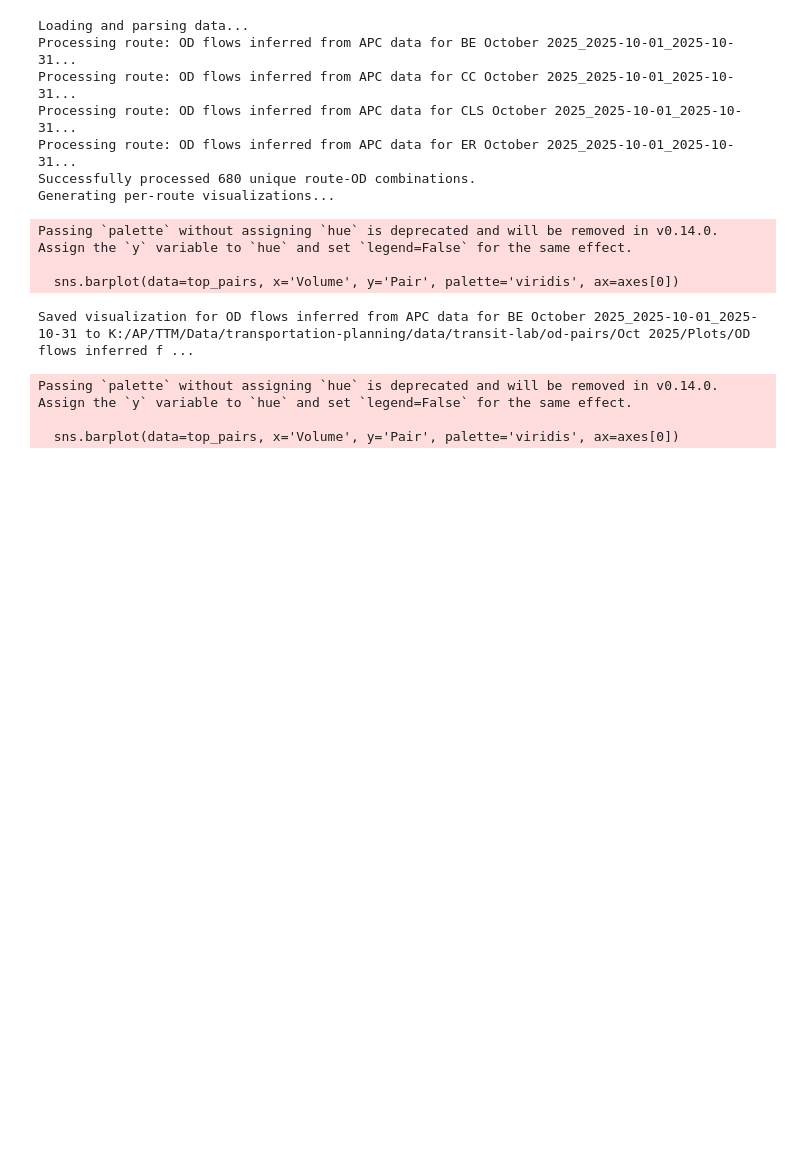
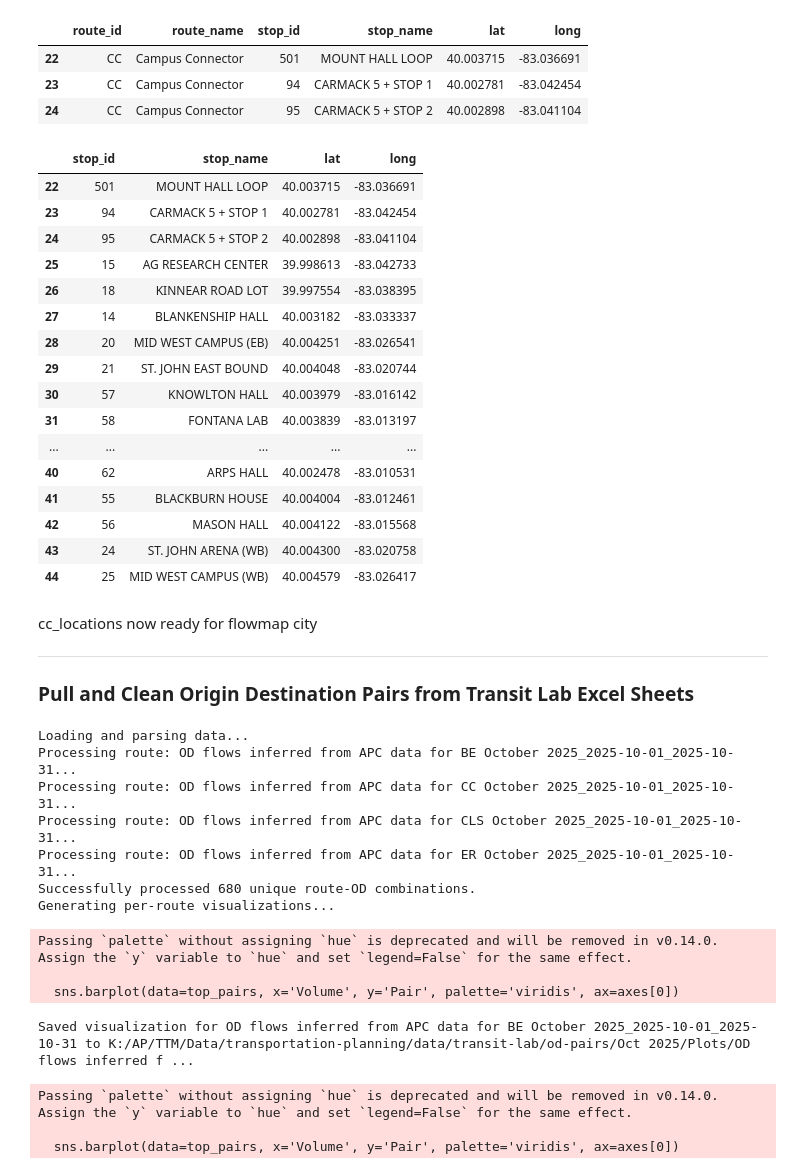
Before and after one commit to morgan1461/transportation-planning, a Jupyter notebook: od_pairs.ipynb, the cells around one changed output. Drawn from its saved outputs; the diff is of its cells as text; code cells hidden in the pictures; blank space fills up the shorter version.

Commit message:
Start on demand OD pairs document and begin work to filter down for flowmap

```diff
--- a/od_pairs.ipynb
+++ b/od_pairs.ipynb
@@ -8,3 +60,55 @@ DATA_PATH = 'K:/AP/TTM/Data/transportation-planning/data/transit-lab/od-pairs/'
+# %%
+# for this use case will use only CC routes
+cc_locations = pattern_stops[pattern_stops['route_id'] == 'CC']
+cc_locations.drop_duplicates(inplace=True)
+# NOTE: This contains the IB/OB directions now
+# print(cc_locations.shape)
+# cc_locations.head(50)
+
+# swap lat and long locations
+cc_locations[['lat', 'long']] = cc_locations[['long', 'lat']]
+
+# getting rid of the IB/OB directions to get only a list of each and every stop
+cc_locations = cc_locations.drop(columns=['direction'])
+cc_locations.drop_duplicates(inplace=True)
+cc_locations.head(3)
+# %% [output]
+|  | route_id | route_name | stop_id | stop_name | lat | long |
+| 22 | CC | Campus Connector | 501 | MOUNT HALL LOOP | 40.003715 | -83.036691 |
+| 23 | CC | Campus Connector | 94 | CARMACK 5 + STOP 1 | 40.002781 | -83.042454 |
+| 24 | CC | Campus Connector | 95 | CARMACK 5 + STOP 2 | 40.002898 | -83.041104 |
+# %%
+# parse to get the stripped down location data for cc
+cc_locations_final = cc_locations.copy()
+cc_locations_final.drop(columns=['route_id', 'route_name'], inplace=True)
+
+# save to test location as csv w/o index
+# cc_locations_final.to_csv('./data/flowmap-city-testcase/cc_locations.csv', index=False)
+cc_locations_final.head(25)
+# %% [output]
+|  | stop_id | stop_name | lat | long |
+| 22 | 501 | MOUNT HALL LOOP | 40.003715 | -83.036691 |
+| 23 | 94 | CARMACK 5 + STOP 1 | 40.002781 | -83.042454 |
+| 24 | 95 | CARMACK 5 + STOP 2 | 40.002898 | -83.041104 |
+| 25 | 15 | AG RESEARCH CENTER | 39.998613 | -83.042733 |
+| 26 | 18 | KINNEAR ROAD LOT | 39.997554 | -83.038395 |
+| 27 | 14 | BLANKENSHIP HALL | 40.003182 | -83.033337 |
+| 28 | 20 | MID WEST CAMPUS (EB) | 40.004251 | -83.026541 |
+| 29 | 21 | ST. JOHN EAST BOUND | 40.004048 | -83.020744 |
+| 30 | 57 | KNOWLTON HALL | 40.003979 | -83.016142 |
+| 31 | 58 | FONTANA LAB | 40.003839 | -83.013197 |
+| ... | ... | ... | ... | ... |
+| 40 | 62 | ARPS HALL | 40.002478 | -83.010531 |
+| 41 | 55 | BLACKBURN HOUSE | 40.004004 | -83.012461 |
+| 42 | 56 | MASON HALL | 40.004122 | -83.015568 |
+| 43 | 24 | ST. JOHN ARENA (WB) | 40.004300 | -83.020758 |
+| 44 | 25 | MID WEST CAMPUS (WB) | 40.004579 | -83.026417 |
+# %% [markdown]
+cc_locations now ready for flowmap city
+
+---
+
+### **Pull and Clean Origin Destination Pairs from Transit Lab Excel Sheets**
 # %%
 import os
 import glob
```
Also changed, not shown: parts of 11 cells of this notebook.
